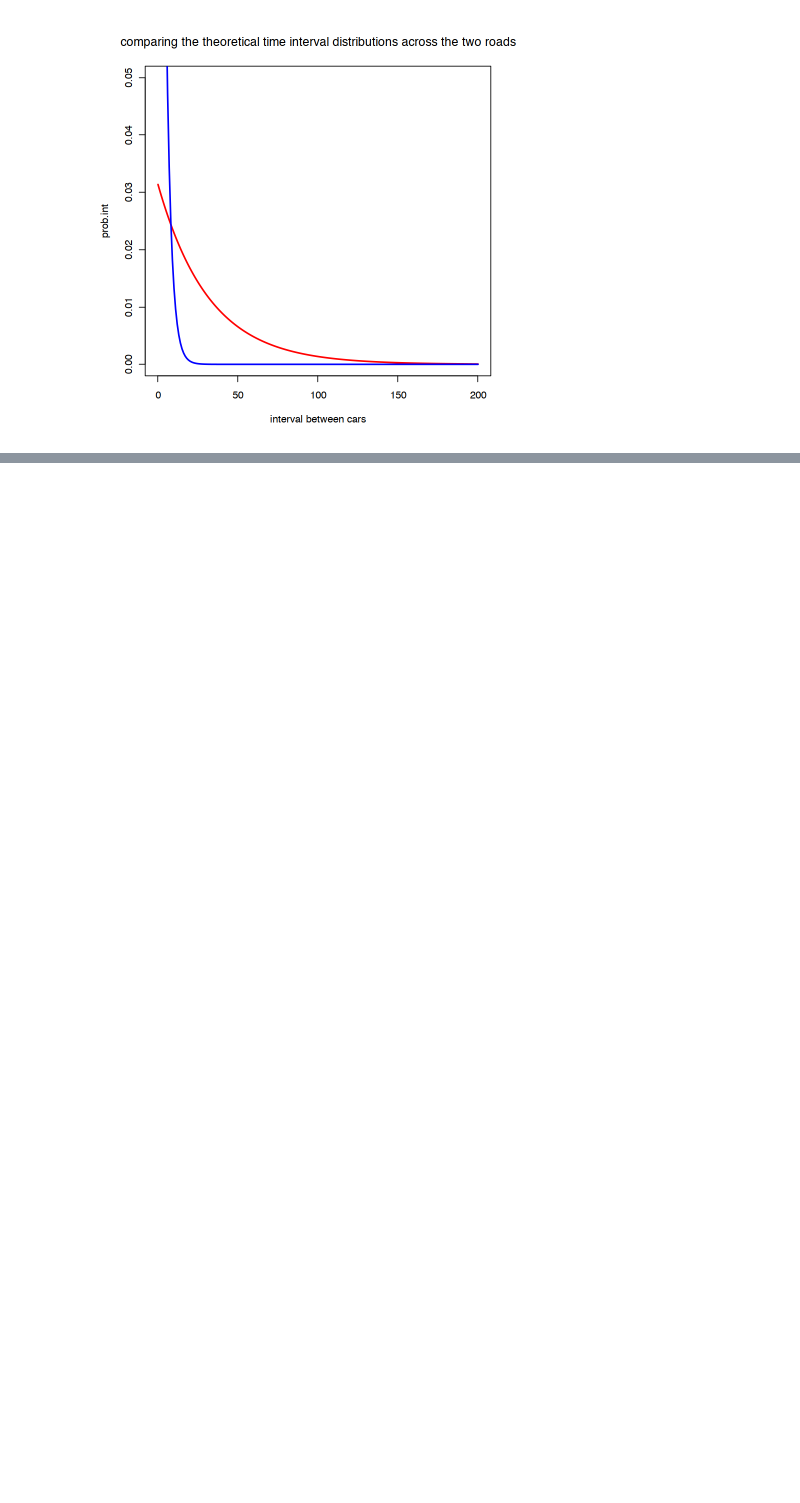
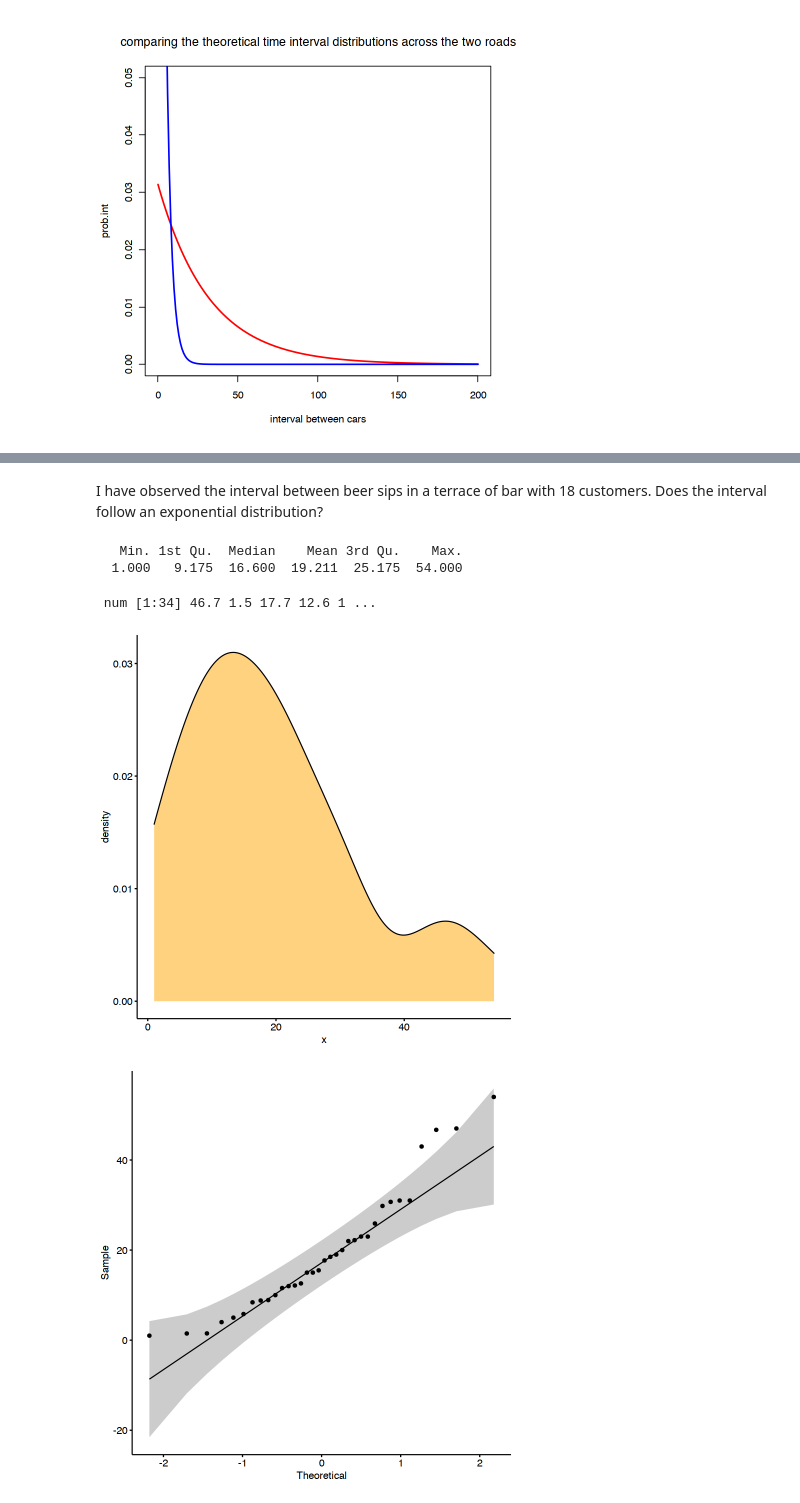
Before and after one commit to norberello/fitting-exponential-car-intervals, a Jupyter notebook: Exponential distribution cars.ipynb, the cells around one changed output, grey strips where cells are left out. Saved outputs shown, nothing was run; the diff lists cells and outputs as text; code cells hidden in the pictures; blank space fills up the shorter version.

```diff
--- a/Exponential distribution cars.ipynb
+++ b/Exponential distribution cars.ipynb
@@ -103,0 +108,23 @@ lines(car.int,prob.int.tol,
+# %% [markdown]
+I have observed the interval between beer sips in a terrace of bar with 18 customers. Does the interval follow an exponential distribution?
+# %%
+sips<-c(46.7,1.5,17.7,12.6,1,23,29.8,22.2,11.57,12.14,15.5,23,4,54,19,47,25.9,30.7,22,43,8.8,1.48,20,15,18.5,
+31,15,10,8.4,5,5.8,12,8.9,31)
+summary(sips)
+str(sips)
+int.sip<-mean(sips)
+# %% [output]
+   Min. 1st Qu.  Median    Mean 3rd Qu.    Max.
+  1.000   9.175  16.600  19.211  25.175  54.000
+ num [1:34] 46.7 1.5 17.7 12.6 1 ...
+# %%
+library("ggpubr")
+par(mfrow=c(1,2))
+# Density plot
+ggdensity(sips, fill = "orange")
+# QQ plot
+ggqqplot(sips)
+#hum, it is right normal skewed or exponential?
+# %% [output]
+[figure, added]
+[figure, added]
```
Also changed, not shown: parts of 8 cells of this notebook.
